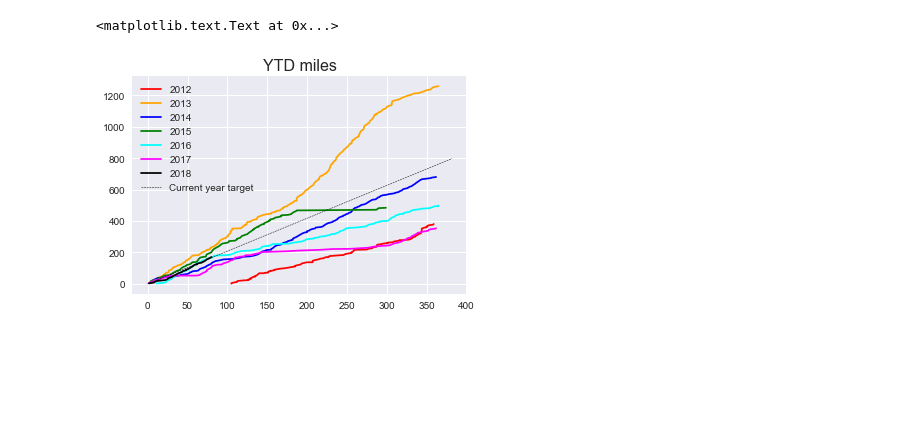
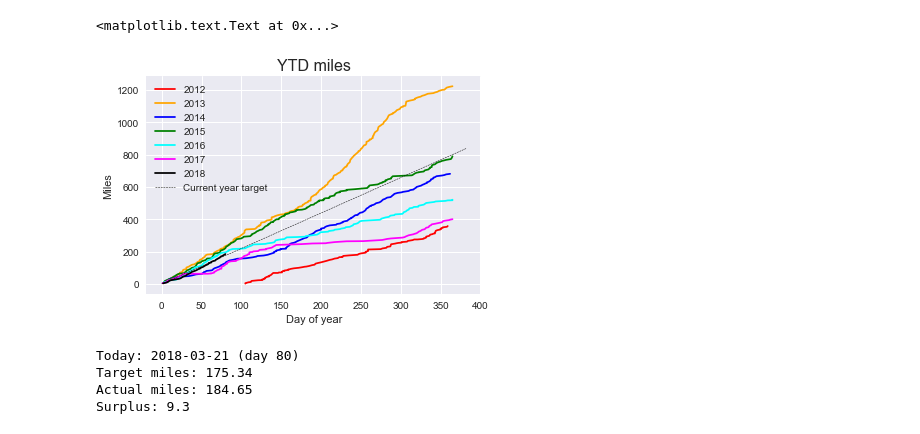
Before and after one commit to lkavenagh/runs, a Jupyter notebook: YTD totals.ipynb, the cells around one changed output. Saved outputs shown, nothing was run; the diff lists cells and outputs as text; code cells hidden in the pictures; blank space fills up the shorter version.

```diff
--- a/YTD totals.ipynb
+++ b/YTD totals.ipynb
@@ -1,6 +1,7 @@
 # %%
 import os
 import psycopg2
+import datetime
 
 import pandas as pd
 import matplotlib.pyplot as plt
@@ -11,8 +12,16 @@ os.chdir(r'C:\users\barby\downloads')
 
 %matplotlib inline
 
+km_in_a_mile = 1.60934
+
+def readConfig(key):
+    config = pd.read_table(r'c:\users\barby\documents\config.txt', header = None)
+    config = [c.split('=') for c in config[0]]
+    out = [c[1] for c in config if c[0] == key][0]
+    return(out)
+
 def dbGetQuery(q):
-    pw = pd.read_table(r'c:\users\barby\documents\config.txt', header = None)[0].item().split('=')[1]
+    pw = readConfig('pw')
     conn_string = "host='kavdb.c9lrodma91yx.us-west-2.rds.amazonaws.com' dbname='kavdb' user='lkavenagh' password='" + pw + "'"
     conn = psycopg2.connect(conn_string)
     conn.autocommit = True
@@ -21,29 +30,50 @@ def dbGetQuery(q):
     return(dat)
 # %%
 dat = dbGetQuery("SELECT * FROM runs.activities")
-dat['year'] = [c.year for c in dat.date]
-dat['doy'] = [c.timetuple().tm_yday for c in dat.date]
-dat = dat.sort_values('date')
-dat['ytd_distance'] = dat.groupby('year', as_index = False).cumsum()['distance']
+dat['year'] = [c.year for c in dat.start_date]
+dat['doy'] = [c.timetuple().tm_yday for c in dat.start_date]
+dat = dat.sort_values('start_date')
+dat['distance_miles'] = [(c/1000)/km_in_a_mile for c in dat.distance]
+dat['ytd_distance'] = dat.groupby('year', as_index = False).cumsum()['distance_miles']
 # %%
 sns.set_style('darkgrid')
 fig, ax = plt.subplots()
 
 target = 800
 
 colors = ['red', 'orange', 'blue', 'green', 'cyan', 'magenta', 'black']
 
 for i,y in enumerate(sorted(list(set(dat.year)))):
     ax.plot(dat.loc[dat.year == y, 'doy'],
             dat.loc[dat.year == y, 'ytd_distance'],
             color = colors[i],
             label = y)
 
 x = range(int(ax.get_xlim()[1]))
-y = [(target / ax.get_xlim()[1]) * x for x in x]
+y = [(target / max(dat.doy)) * x for x in x]
 ax.plot(x, y, color = 'black', ls = '--', label = 'Current year target', linewidth = 0.5)
 ax.legend(loc = 'best')
 ax.set_title('YTD miles', fontsize = 16)
+ax.set_ylabel('Miles')
+ax.set_xlabel('Day of year')
 # %% [output]
 <matplotlib.text.Text at 0x...>
-[figure, old version]
+[figure, new version]
+# %%
+today = datetime.datetime.now().date()
+x = (today - datetime.date(today.year, 1, 1)).days + 1
+print('Today: ' + str(max(dat.start_date).date()) + ' (day ' + str(dat.loc[dat.start_date == max(dat.start_date), 'doy'][0]) + ')')
+today_target = (target/max(dat.doy)) * x
+actual = dat.loc[dat.start_date == max(dat.start_date), 'ytd_distance'][0]
+print('Target miles: ' + str(round(today_target,2)))
+print('Actual miles: ' + str(round(actual,2)))
+
+if actual > today_target:
+    print('Surplus: ' + str(round(actual - today_target,2)))
+else:
+    print('Deficit: ' + str(round(actual - today_target,2)))
+# %% [output]
+Today: 2018-03-21 (day 80)
+Target miles: 175.34
+Actual miles: 184.65
+Surplus: 9.3
```
Also changed, not shown: 1 other file.
